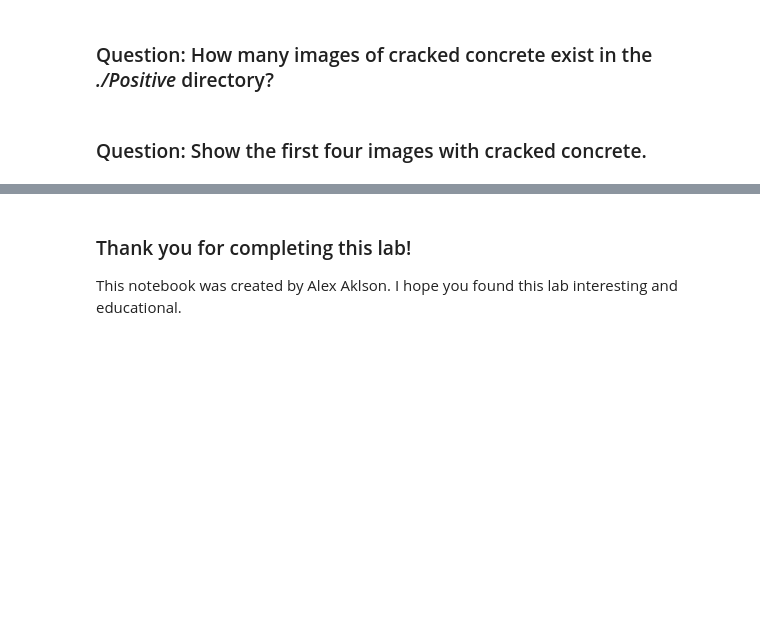
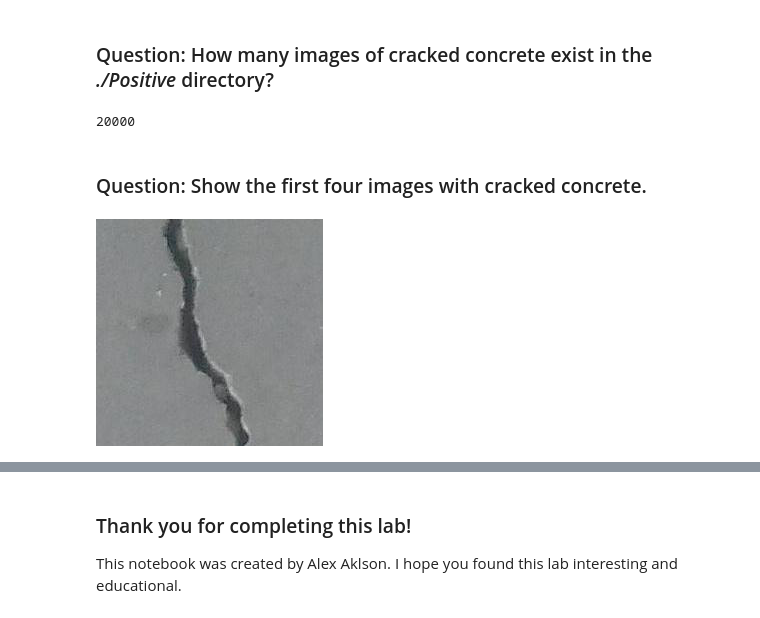
Before and after one commit to dennislamcv1/IBMAIEngineering, a Jupyter notebook: AI Capstone Project with Deep Learning/DL0321EN-1-1-Loading-Data-py-v1.0.ipynb, the cells around one changed output, grey strips where cells are left out. Drawn from its saved outputs; the diff is of its cells as text; code cells hidden in the pictures; blank space fills up the shorter version.

```diff
--- a/AI Capstone Project with Deep Learning/DL0321EN-1-1-Loading-Data-py-v1.0.ipynb
+++ b/AI Capstone Project with Deep Learning/DL0321EN-1-1-Loading-Data-py-v1.0.ipynb
@@ -236,12 +329,19 @@ len(negative_images_dir)
 ### Question: How many images of cracked concrete exist in the *./Positive* directory?
 # %%
 ## You can use this cell to type your code to answer the above question
+len(positive_images_dir)
+# %% [output]
+20000
 # %% [markdown]
 ### Question: Show the first four images with cracked concrete.
 # %%
 ## You can use this cell to type your code to answer the above question
 
-image_data1 = Image.open('./Negative/{}'.format(negative_images[0]))
-image_data2 = Image.open('./Negative/{}'.format(negative_images[1]))
-image_data3 = Image.open('./Negative/{}'.format(negative_images[2]))
-image_data4 = Image.open('./Negative/{}'.format(negative_images[3]))
+image_data1 = Image.open('./Positive/{}'.format(positive_images[0]))
+image_data2 = Image.open('./Positive/{}'.format(positive_images[1]))
+image_data3 = Image.open('./Positive/{}'.format(positive_images[2]))
+image_data4 = Image.open('./Positive/{}'.format(positive_images[3]))
+# %%
+image_data1
+# %% [output]
+[figure, added]
```
Also changed, not shown: parts of 15 cells of this notebook.
